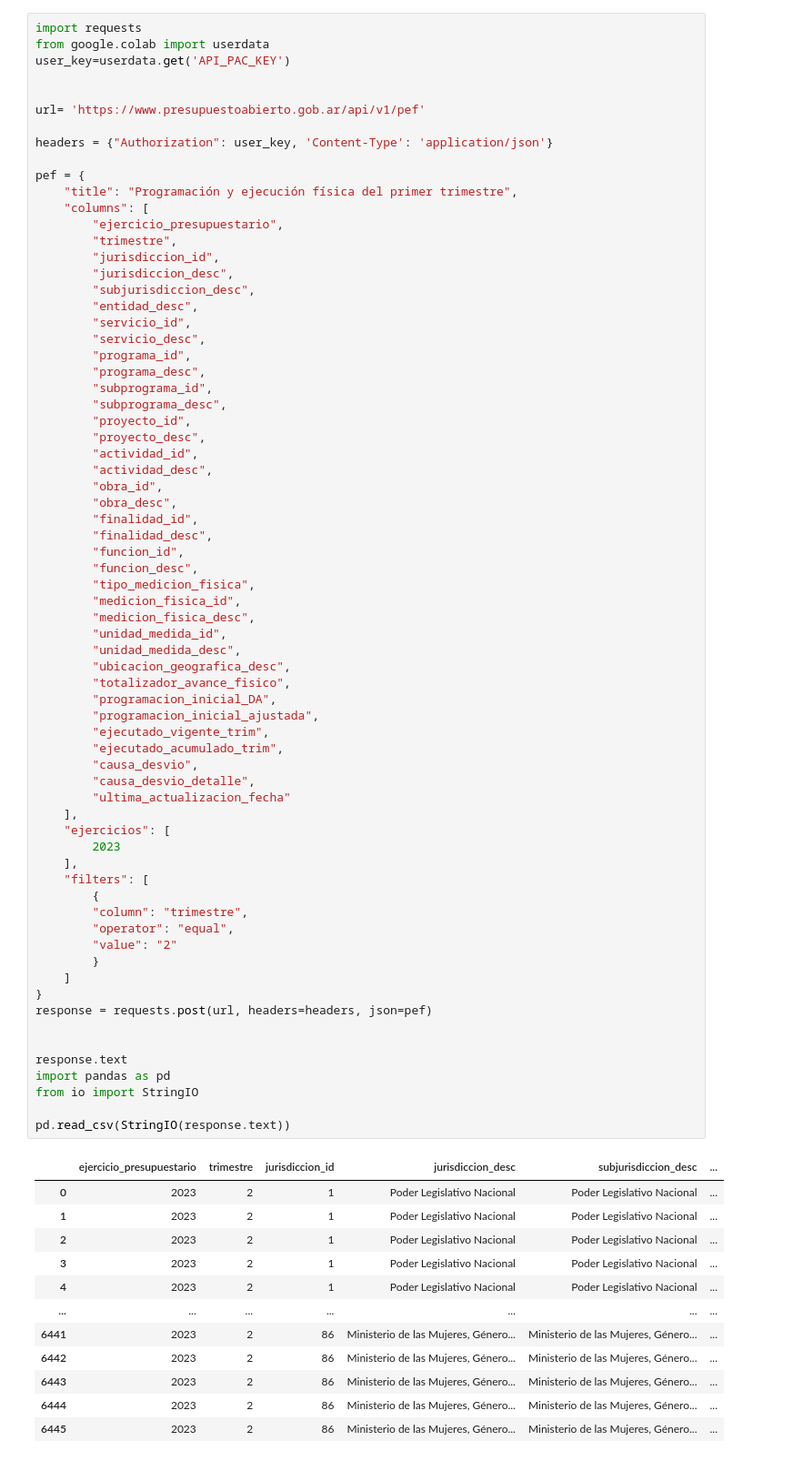
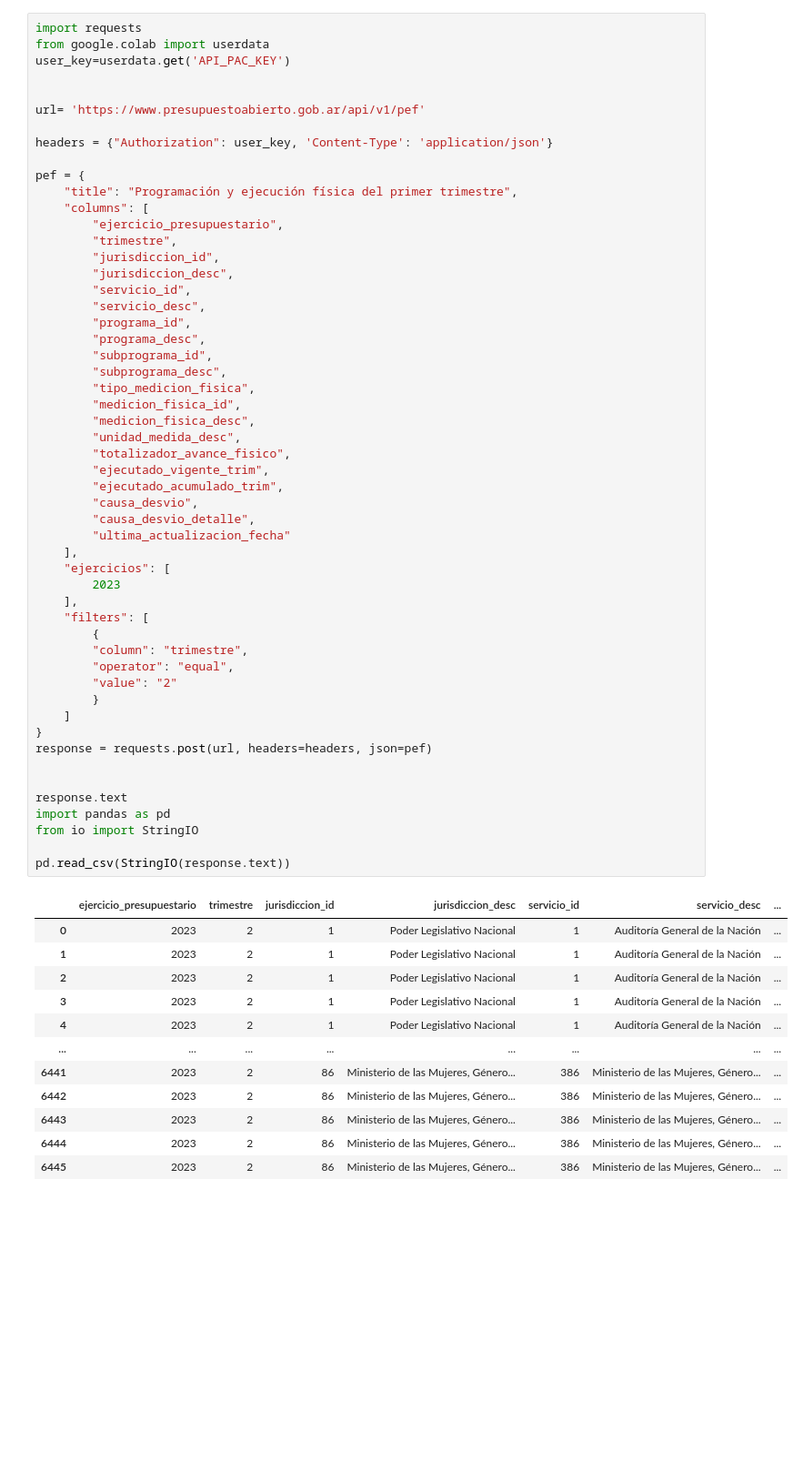
Before and after one commit to MaricelDesabi/phyton, a Jupyter notebook: ExtraccionDatos_Puntano.ipynb, the cells around one changed output. Shown at 91% size. Drawn from its saved outputs; the diff is of its cells as text; blank space fills up the shorter version.

```diff
--- a/ExtraccionDatos_Puntano.ipynb
+++ b/ExtraccionDatos_Puntano.ipynb
@@ -17,68 +17,52 @@ pef = {
 		"trimestre",
 		"jurisdiccion_id",
 		"jurisdiccion_desc",
-		"subjurisdiccion_desc",
-		"entidad_desc",
 		"servicio_id",
 		"servicio_desc",
 		"programa_id",
 		"programa_desc",
 		"subprograma_id",
 		"subprograma_desc",
-		"proyecto_id",
-		"proyecto_desc",
-		"actividad_id",
-		"actividad_desc",
-		"obra_id",
-		"obra_desc",
-		"finalidad_id",
-		"finalidad_desc",
-		"funcion_id",
-		"funcion_desc",
 		"tipo_medicion_fisica",
 		"medicion_fisica_id",
 		"medicion_fisica_desc",
-		"unidad_medida_id",
 		"unidad_medida_desc",
-		"ubicacion_geografica_desc",
 		"totalizador_avance_fisico",
-		"programacion_inicial_DA",
-		"programacion_inicial_ajustada",
 		"ejecutado_vigente_trim",
 		"ejecutado_acumulado_trim",
 		"causa_desvio",
 		"causa_desvio_detalle",
 		"ultima_actualizacion_fecha"
     ],
     "ejercicios": [
         2023
     ],
 	"filters": [
 		{
 		"column": "trimestre",
 		"operator": "equal",
 		"value": "2"
 		}
 	]
 }
 response = requests.post(url, headers=headers, json=pef)
 
 
 response.text
 import pandas as pd
 from io import StringIO
 
 pd.read_csv(StringIO(response.text))
 # %% [output]
-|  | ejercicio_presupuestario | trimestre | jurisdiccion_id | jurisdiccion_desc | subjurisdiccion_desc | ... |
-| 0 | 2023 | 2 | 1 | Poder Legislativo Nacional | Poder Legislativo Nacional | ... |
-| 1 | 2023 | 2 | 1 | Poder Legislativo Nacional | Poder Legislativo Nacional | ... |
-| 2 | 2023 | 2 | 1 | Poder Legislativo Nacional | Poder Legislativo Nacional | ... |
-| 3 | 2023 | 2 | 1 | Poder Legislativo Nacional | Poder Legislativo Nacional | ... |
-| 4 | 2023 | 2 | 1 | Poder Legislativo Nacional | Poder Legislativo Nacional | ... |
-| ... | ... | ... | ... | ... | ... | ... |
-| 6441 | 2023 | 2 | 86 | Ministerio de las Mujeres, Género... | Ministerio de las Mujeres, Género... | ... |
-| 6442 | 2023 | 2 | 86 | Ministerio de las Mujeres, Género... | Ministerio de las Mujeres, Género... | ... |
-| 6443 | 2023 | 2 | 86 | Ministerio de las Mujeres, Género... | Ministerio de las Mujeres, Género... | ... |
-| 6444 | 2023 | 2 | 86 | Ministerio de las Mujeres, Género... | Ministerio de las Mujeres, Género... | ... |
-| 6445 | 2023 | 2 | 86 | Ministerio de las Mujeres, Género... | Ministerio de las Mujeres, Género... | ... |
+|  | ejercicio_presupuestario | trimestre | jurisdiccion_id | jurisdiccion_desc | servicio_id | servicio_desc | ... |
+| 0 | 2023 | 2 | 1 | Poder Legislativo Nacional | 1 | Auditoría General de la Nación | ... |
+| 1 | 2023 | 2 | 1 | Poder Legislativo Nacional | 1 | Auditoría General de la Nación | ... |
+| 2 | 2023 | 2 | 1 | Poder Legislativo Nacional | 1 | Auditoría General de la Nación | ... |
+| 3 | 2023 | 2 | 1 | Poder Legislativo Nacional | 1 | Auditoría General de la Nación | ... |
+| 4 | 2023 | 2 | 1 | Poder Legislativo Nacional | 1 | Auditoría General de la Nación | ... |
+| ... | ... | ... | ... | ... | ... | ... | ... |
+| 6441 | 2023 | 2 | 86 | Ministerio de las Mujeres, Género... | 386 | Ministerio de las Mujeres, Género... | ... |
+| 6442 | 2023 | 2 | 86 | Ministerio de las Mujeres, Género... | 386 | Ministerio de las Mujeres, Género... | ... |
+| 6443 | 2023 | 2 | 86 | Ministerio de las Mujeres, Género... | 386 | Ministerio de las Mujeres, Género... | ... |
+| 6444 | 2023 | 2 | 86 | Ministerio de las Mujeres, Género... | 386 | Ministerio de las Mujeres, Género... | ... |
+| 6445 | 2023 | 2 | 86 | Ministerio de las Mujeres, Género... | 386 | Ministerio de las Mujeres, Género... | ... |
```
Also changed, not shown: parts of 5 cells of this notebook.
